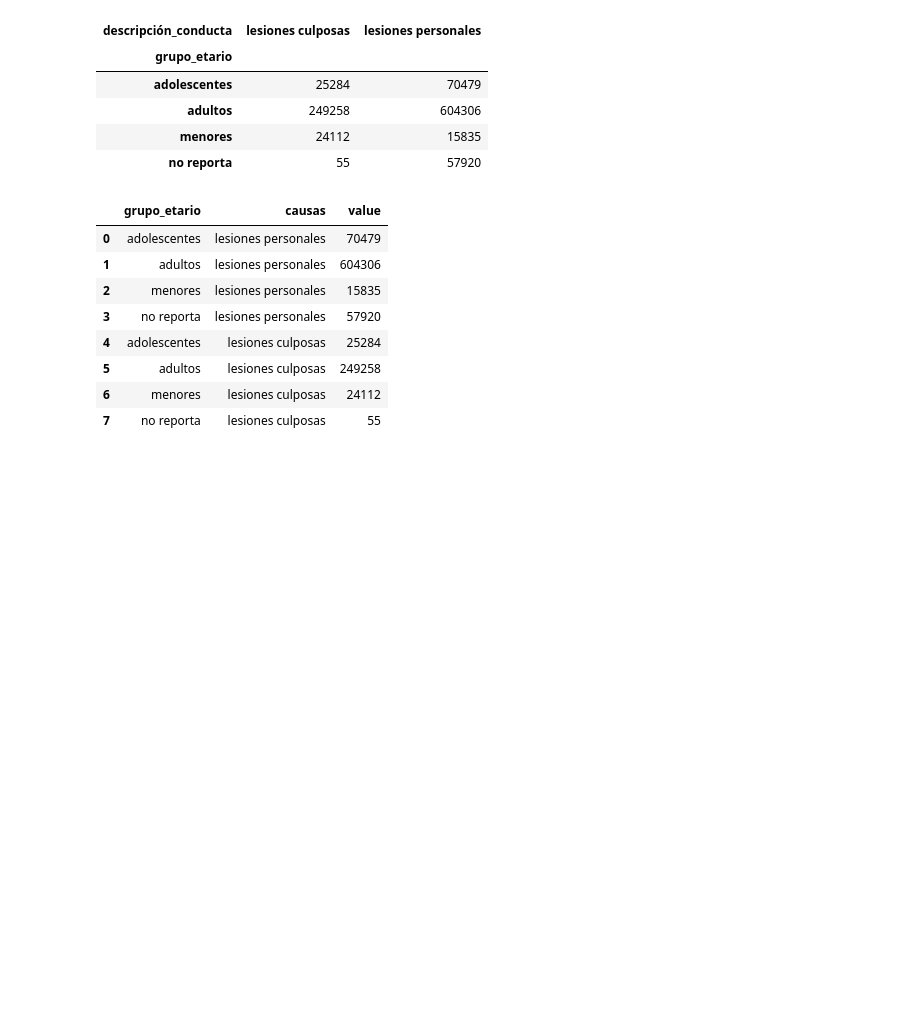
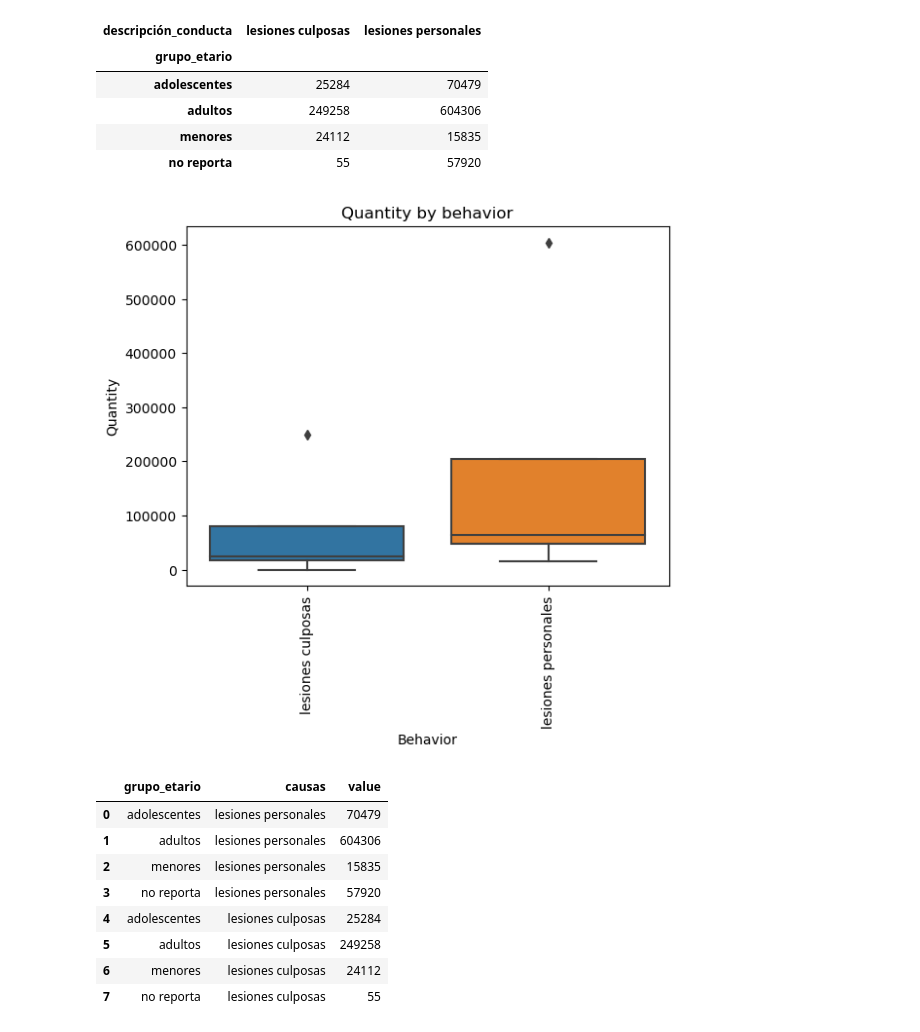
Before and after one commit to luifer991/colombian_accidents_data_analysis, a Jupyter notebook: colombian_acc.ipynb, the cells around one changed output. Drawn from its saved outputs; the diff is of its cells as text; code cells hidden in the pictures; blank space fills up the shorter version.

```diff
--- a/colombian_acc.ipynb
+++ b/colombian_acc.ipynb
@@ -747,6 +699,15 @@ con
 | adultos | 249258 | 604306 |
 | menores | 24112 | 15835 |
 | no reporta | 55 | 57920 |
+# %%
+sns.boxplot(data=con)
+plt.xticks(rotation=90)
+plt.title('Quantity by behavior')
+plt.xlabel('Behavior')
+plt.ylabel('Quantity')
+plt.show()
+# %% [output]
+[figure, added]
 # %%
 con_melted = pd.melt(con.reset_index(), id_vars =['grupo_etario'], value_vars =['lesiones personales','lesiones culposas'],
               var_name ='causas', value_name ='value')
```
Also changed, not shown: parts of 40 cells of this notebook.
